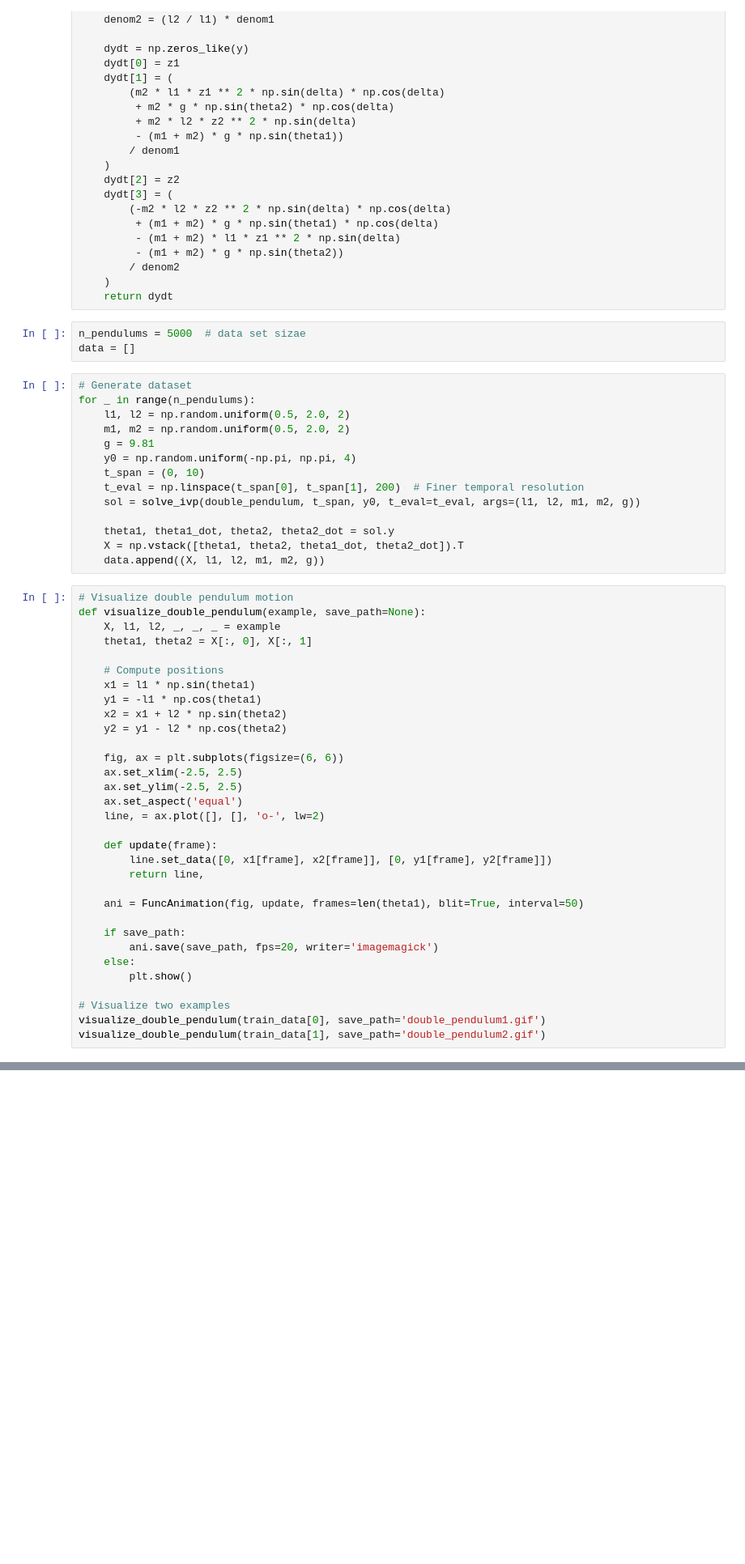
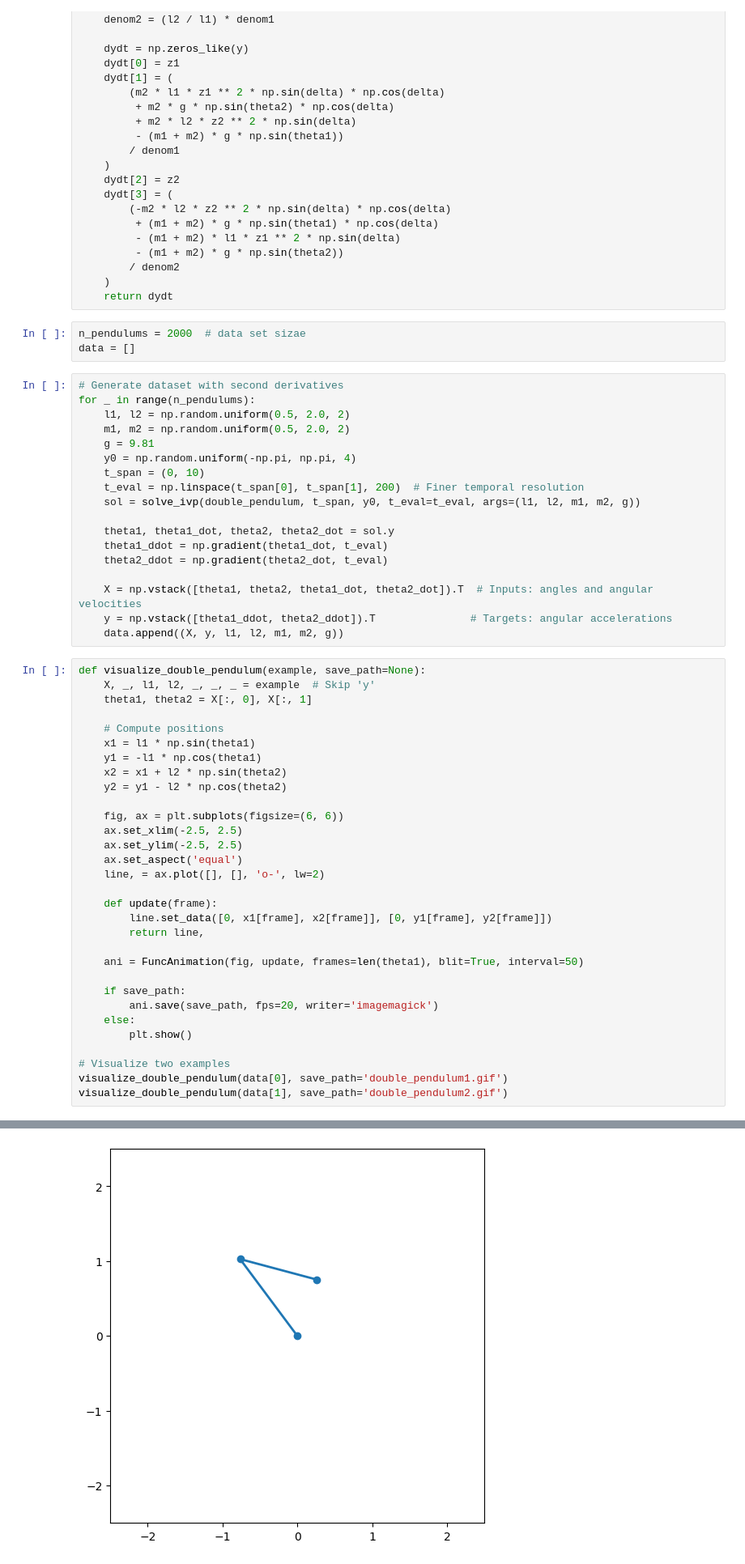
Before and after one commit to ittai1234/PIML, a Jupyter notebook: Double Pendulum/Double Pendulum Models/Model 1 GD.ipynb, the cells around one changed output, grey strips where cells are left out. Shown: that part at 81% size. Cells and saved outputs as stored; diff of their text form; blank space fills up the shorter version.

```diff
--- a/Double Pendulum/Double Pendulum Models/Model 1 GD.ipynb
+++ b/Double Pendulum/Double Pendulum Models/Model 1 GD.ipynb
@@ -39,10 +40,10 @@ def double_pendulum(t, y, l1, l2, m1, m2, g):
     )
     return dydt
 # %%
-n_pendulums = 5000  # data set sizae
+n_pendulums = 2000  # data set sizae
 data = []
 # %%
-# Generate dataset
+# Generate dataset with second derivatives
 for _ in range(n_pendulums):
     l1, l2 = np.random.uniform(0.5, 2.0, 2)
     m1, m2 = np.random.uniform(0.5, 2.0, 2)
@@ -53,12 +54,15 @@ for _ in range(n_pendulums):
     sol = solve_ivp(double_pendulum, t_span, y0, t_eval=t_eval, args=(l1, l2, m1, m2, g))
 
     theta1, theta1_dot, theta2, theta2_dot = sol.y
-    X = np.vstack([theta1, theta2, theta1_dot, theta2_dot]).T
-    data.append((X, l1, l2, m1, m2, g))
+    theta1_ddot = np.gradient(theta1_dot, t_eval)
+    theta2_ddot = np.gradient(theta2_dot, t_eval)
+
+    X = np.vstack([theta1, theta2, theta1_dot, theta2_dot]).T  # Inputs: angles and angular velocities
+    y = np.vstack([theta1_ddot, theta2_ddot]).T               # Targets: angular accelerations
+    data.append((X, y, l1, l2, m1, m2, g))
 # %%
-# Visualize double pendulum motion
 def visualize_double_pendulum(example, save_path=None):
-    X, l1, l2, _, _, _ = example
+    X, _, l1, l2, _, _, _ = example  # Skip 'y'
     theta1, theta2 = X[:, 0], X[:, 1]
 
     # Compute positions
@@ -85,5 +89,6 @@ def visualize_double_pendulum(example, save_path=None):
         plt.show()
 
 # Visualize two examples
-visualize_double_pendulum(train_data[0], save_path='double_pendulum1.gif')
-visualize_double_pendulum(train_data[1], save_path='double_pendulum2.gif')
+visualize_double_pendulum(data[0], save_path='double_pendulum1.gif')
+visualize_double_pendulum(data[1], save_path='double_pendulum2.gif')
+# %% [output]
@@ -89,0 +97 @@ visualize_double_pendulum(train_data[1], save_path='double_pendulum2.gif')
+[figure, added]
```
Also changed, not shown: parts of 8 cells of this notebook, 5 other files.
